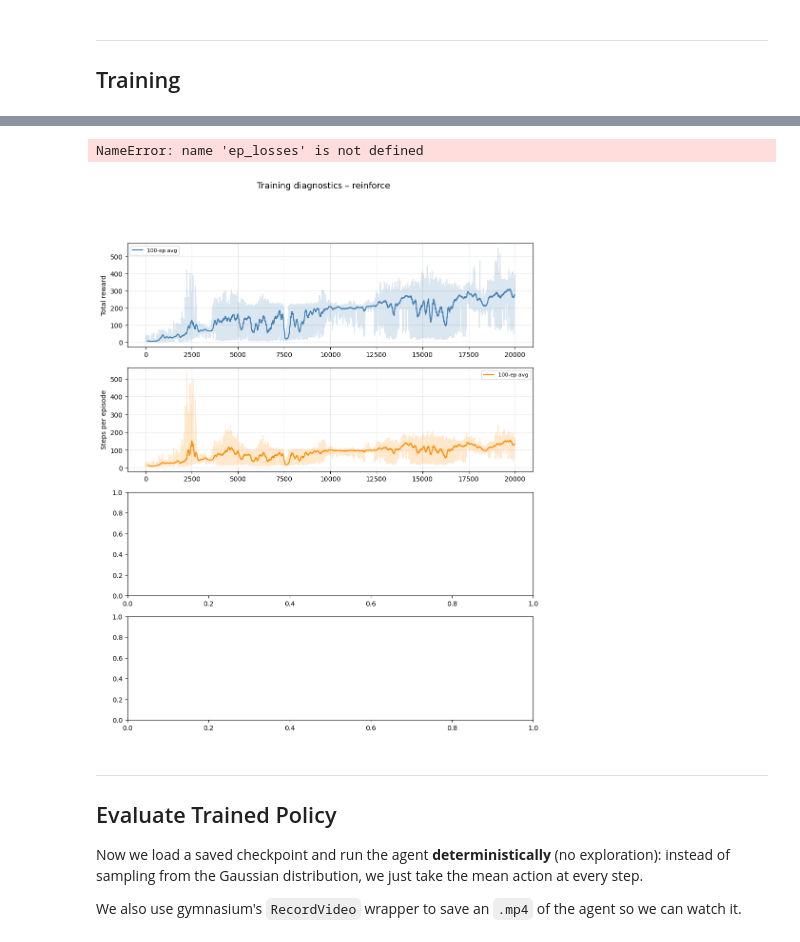
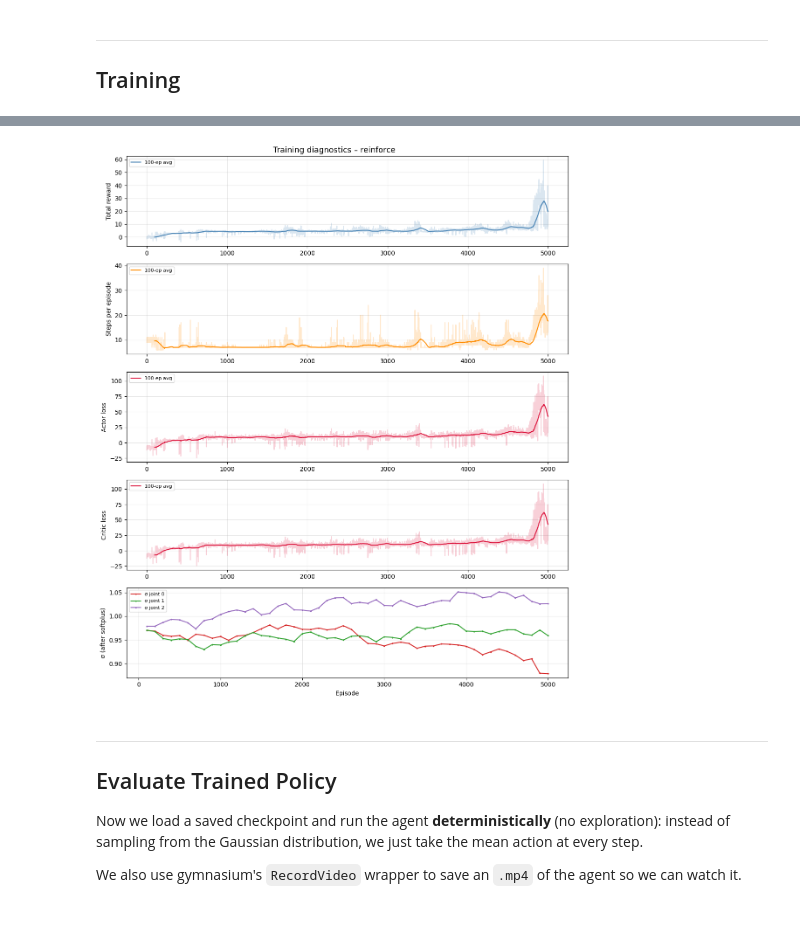
Before and after one commit to Gianbattistabsn/FAIML-RL-26, a Jupyter notebook: part1/colab_template/train_eval_reinforce_hopper.ipynb, the cells around one changed output, grey strips where cells are left out. Drawn from its saved outputs; the diff is of its cells as text; code cells hidden in the pictures.

Commit message:
fixed: oprimization step in actor critic update policy. Added: critic_loss list and plot

```diff
--- a/part1/colab_template/train_eval_reinforce_hopper.ipynb
+++ b/part1/colab_template/train_eval_reinforce_hopper.ipynb
@@ -177,7 +177,7 @@ Set all hyperparameters here before running the training loop.
 # %%
 ALGORITHM           = 'reinforce'   # 'reinforce' | 'actor_critic'
 BASELINE            = 0            # fixed baseline
-NUM_EPISODES        = 20000
+NUM_EPISODES        = 5000
 SEED                = 42
 
 # Use the same folder convention as train.py standalone:
@@ -209,7 +209,7 @@ from train import train
 #   ep_losses      – list of actor loss values (one per episode)
 #   sigma_history  – list of (episode, sigma_array) snapshots every 100 eps
 #   final_ckpt     – path to the saved final checkpoint file on disk
-policy, ep_rewards, ep_lengths, ep_losses, sigma_history, final_ckpt = train(
+policy, ep_rewards, ep_lengths, ep_actor_losses, ep_critic_losses, sigma_history, final_ckpt = train(
     algorithm=ALGORITHM,
     baseline=BASELINE,
     num_episodes=NUM_EPISODES,
@@ -244,51 +243,59 @@ def moving_avg(data, w):
     return np.convolve(data, np.ones(w) / w, mode='valid')
 
 reward_smooth = moving_avg(ep_rewards, window)
-#length_smooth = moving_avg(ep_lengths, window)
-#loss_smooth   = moving_avg(ep_losses,  window) if len(ep_losses) >= window else np.array(ep_losses)
+length_smooth = moving_avg(ep_lengths, window)
+actor_loss_smooth   = moving_avg(ep_actor_losses,  window) if len(ep_actor_losses) >= window else np.array(ep_actor_losses)
+critic_loss_smooth   = moving_avg(ep_critic_losses,  window) if len(ep_critic_losses) >= window else np.array(ep_critic_losses)
 
 sigma_eps    = [s[0] for s in sigma_history]
 sigma_values = np.array([s[1] for s in sigma_history])  # shape (N_snapshots, 3)
 
-fig, axes = plt.subplots(4, 1, figsize=(11, 13), sharex=False)
+fig, axes = plt.subplots(5, 1, figsize=(11, 13), sharex=False)
 fig.suptitle(f'Training diagnostics – {ALGORITHM}', fontsize=13)
 
 # panel 1: reward
 ax = axes[0]
 ax.plot(ep_rewards, alpha=0.2, color='steelblue')
 ax.plot(range(window - 1, len(ep_rewards)), reward_smooth, color='steelblue', label=f'{window}-ep avg')
 ax.set_ylabel('Total reward')
 ax.legend(fontsize=8); ax.grid(alpha=0.3)
 
 # panel 2: episode length
 ax = axes[1]
 ax.plot(ep_lengths, alpha=0.2, color='darkorange')
 ax.plot(range(window - 1, len(ep_lengths)), length_smooth, color='darkorange', label=f'{window}-ep avg')
 ax.set_ylabel('Steps per episode')
 ax.legend(fontsize=8); ax.grid(alpha=0.3)
 
 # panel 3: actor loss
 ax = axes[2]
-ax.plot(ep_losses, alpha=0.2, color='crimson')
-if len(ep_losses) >= window:
-    ax.plot(range(window - 1, len(ep_losses)), loss_smooth, color='crimson', label=f'{window}-ep avg')
+ax.plot(ep_actor_losses, alpha=0.2, color='crimson')
+if len(ep_actor_losses) >= window:
+    ax.plot(range(window - 1, len(ep_actor_losses)), actor_loss_smooth, color='crimson', label=f'{window}-ep avg')
 ax.set_ylabel('Actor loss')
 ax.legend(fontsize=8); ax.grid(alpha=0.3)
 
-# panel 4: σ per joint
+# panel 4: critic loss
 ax = axes[3]
+ax.plot(ep_critic_losses, alpha=0.2, color='crimson')
+if len(ep_critic_losses) >= window:
+    ax.plot(range(window - 1, len(ep_critic_losses)), critic_loss_smooth, color='crimson', label=f'{window}-ep avg')
+ax.set_ylabel('Critic loss')
+ax.legend(fontsize=8); ax.grid(alpha=0.3)
+
+# panel 5: σ per joint
+ax = axes[4]
 colors = ['tab:red', 'tab:green', 'tab:purple']
 for j in range(sigma_values.shape[1]):
     ax.plot(sigma_eps, sigma_values[:, j], color=colors[j], marker='.', markersize=3, label=f'σ joint {j}')
 ax.set_ylabel('σ (after softplus)')
 ax.set_xlabel('Episode')
 ax.legend(fontsize=8); ax.grid(alpha=0.3)
 
 plt.tight_layout()
 plt.show()
 # %% [output]
-NameError: name 'ep_losses' is not defined
-[figure, old version]
+[figure, new version]
 # %% [markdown]
 ---
 ## Evaluate Trained Policy
```
Also changed, not shown: parts of 6 cells of this notebook, 7 other files.
